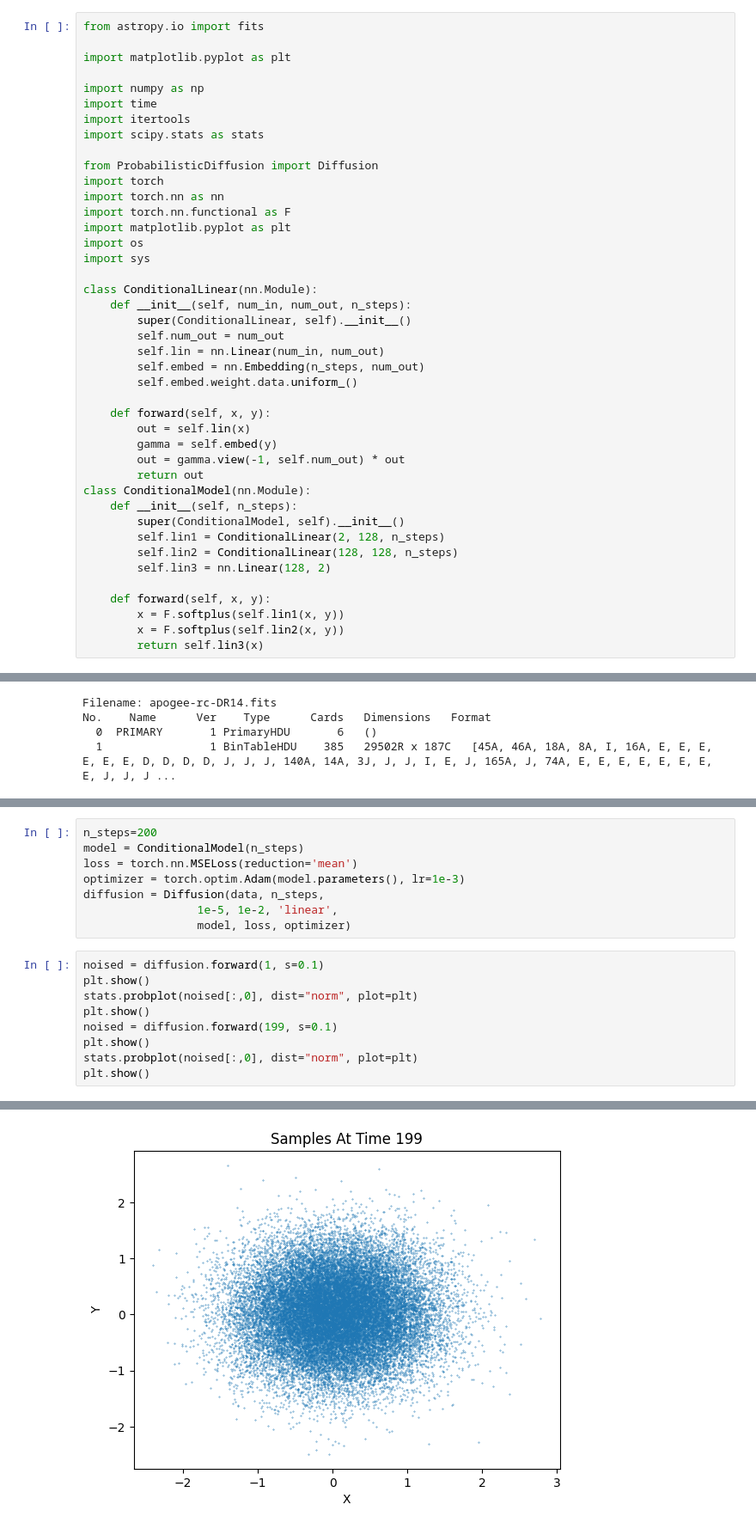
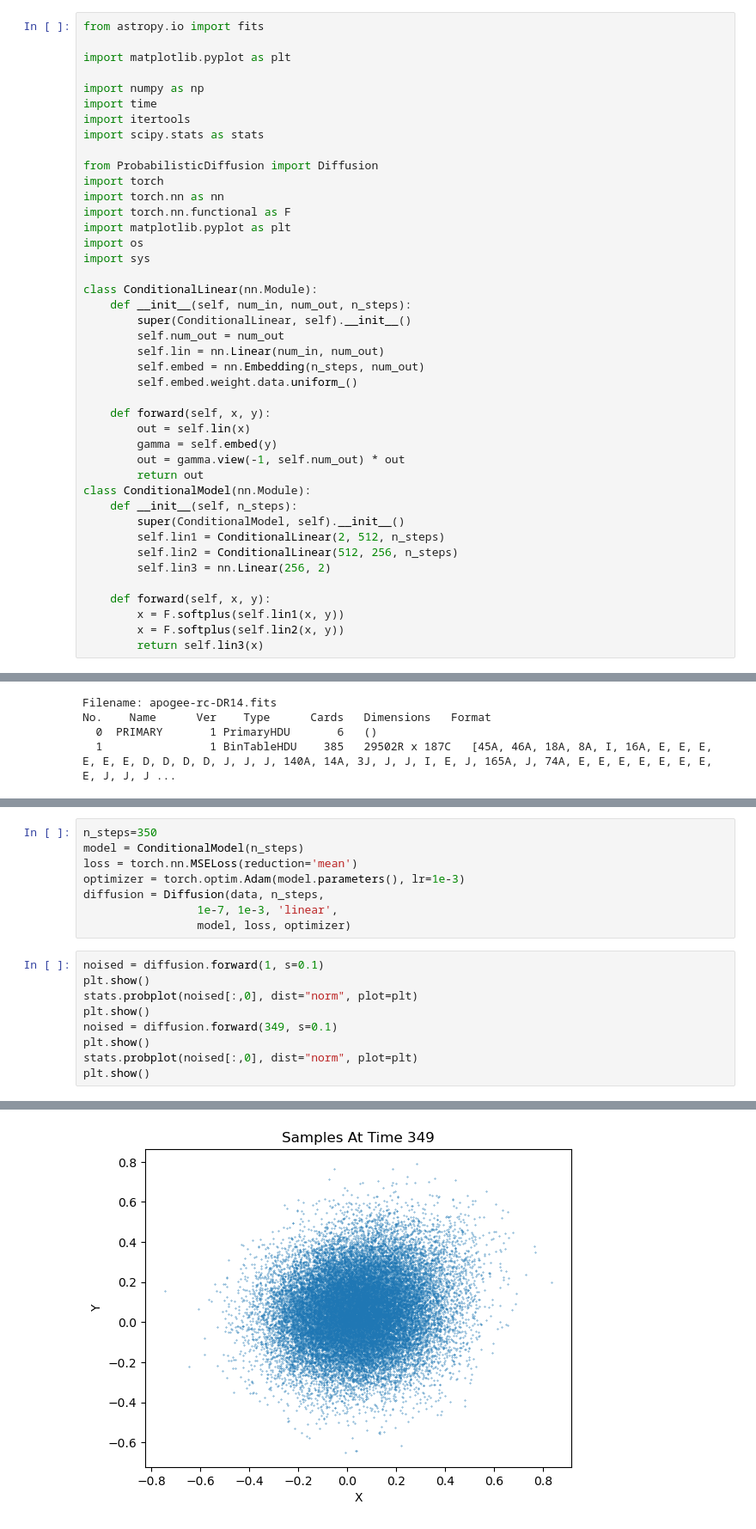
Before and after one commit to KristofPusztai/Probabilistic-Diffusion, a Jupyter notebook: apogee_data.ipynb, the cells around one changed output, grey strips where cells are left out. Shown at 86% size. Cells and saved outputs as stored; diff of their text form.

```diff
--- a/apogee_data.ipynb
+++ b/apogee_data.ipynb
@@ -32,9 +32,9 @@ class ConditionalLinear(nn.Module):
 class ConditionalModel(nn.Module):
     def __init__(self, n_steps):
         super(ConditionalModel, self).__init__()
-        self.lin1 = ConditionalLinear(2, 128, n_steps)
-        self.lin2 = ConditionalLinear(128, 128, n_steps)
-        self.lin3 = nn.Linear(128, 2)
+        self.lin1 = ConditionalLinear(2, 512, n_steps)
+        self.lin2 = ConditionalLinear(512, 256, n_steps)
+        self.lin3 = nn.Linear(256, 2)
 
     def forward(self, x, y):
         x = F.softplus(self.lin1(x, y))
@@ -76,17 +70,17 @@ data = torch.stack([torch.tensor(si_fe, dtype=torch.float), torch.tensor(mg_fe,
 # %%
-n_steps=200
+n_steps=350
 model = ConditionalModel(n_steps)
 loss = torch.nn.MSELoss(reduction='mean')
 optimizer = torch.optim.Adam(model.parameters(), lr=1e-3)
 diffusion = Diffusion(data, n_steps,
-                 1e-5, 1e-2, 'linear',
+                 1e-7, 1e-3, 'linear',
                  model, loss, optimizer)
 # %%
 noised = diffusion.forward(1, s=0.1)
 plt.show()
 stats.probplot(noised[:,0], dist="norm", plot=plt)
 plt.show()
-noised = diffusion.forward(199, s=0.1)
+noised = diffusion.forward(349, s=0.1)
 plt.show()
 stats.probplot(noised[:,0], dist="norm", plot=plt)
 plt.show()
@@ -96 +90 @@ plt.show()
-[figure, old version]
+[figure, new version]
```
Also changed, not shown: parts of 8 cells of this notebook, 1 other file.
